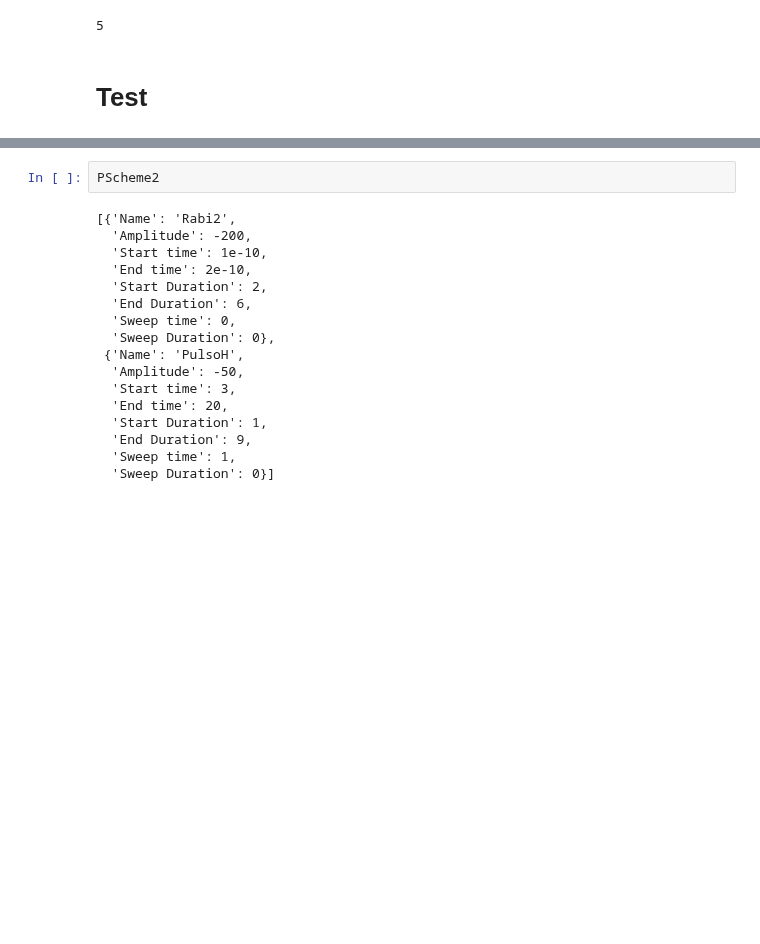
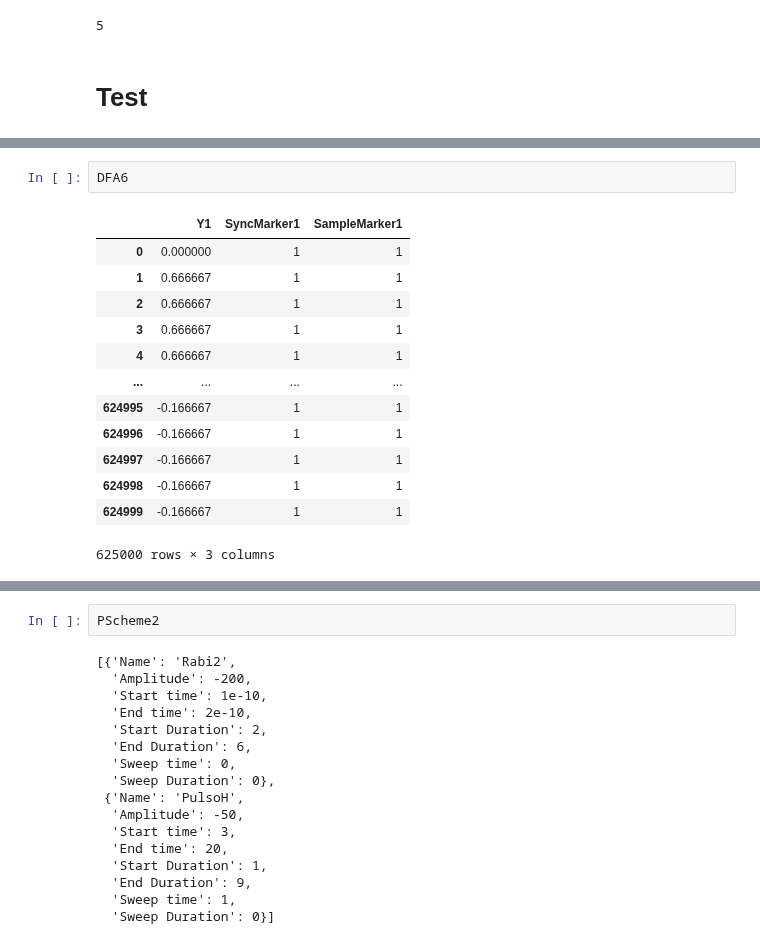
Before and after one commit to Holcan/STM, a Jupyter notebook: M8190/mechanicus.ipynb, the cells around one changed output, grey strips where cells are left out. Drawn from its saved outputs; the diff is of its cells as text; blank space fills up the shorter version.

```diff
--- a/M8190/mechanicus.ipynb
+++ b/M8190/mechanicus.ipynb
@@ -612,0 +542,16 @@ np.savetxt("test2.csv",pullistT2, delimiter = ",")
+# %%
+DFA6
+# %% [output]
+|  | Y1 | SyncMarker1 | SampleMarker1 |
+| 0 | 0.000000 | 1 | 1 |
+| 1 | 0.666667 | 1 | 1 |
+| 2 | 0.666667 | 1 | 1 |
+| 3 | 0.666667 | 1 | 1 |
+| 4 | 0.666667 | 1 | 1 |
+| ... | ... | ... | ... |
+| 624995 | -0.166667 | 1 | 1 |
+| 624996 | -0.166667 | 1 | 1 |
+| 624997 | -0.166667 | 1 | 1 |
+| 624998 | -0.166667 | 1 | 1 |
+| 624999 | -0.166667 | 1 | 1 |
+625000 rows × 3 columns
```
Also changed, not shown: parts of 87 cells of this notebook, 11 other files.
